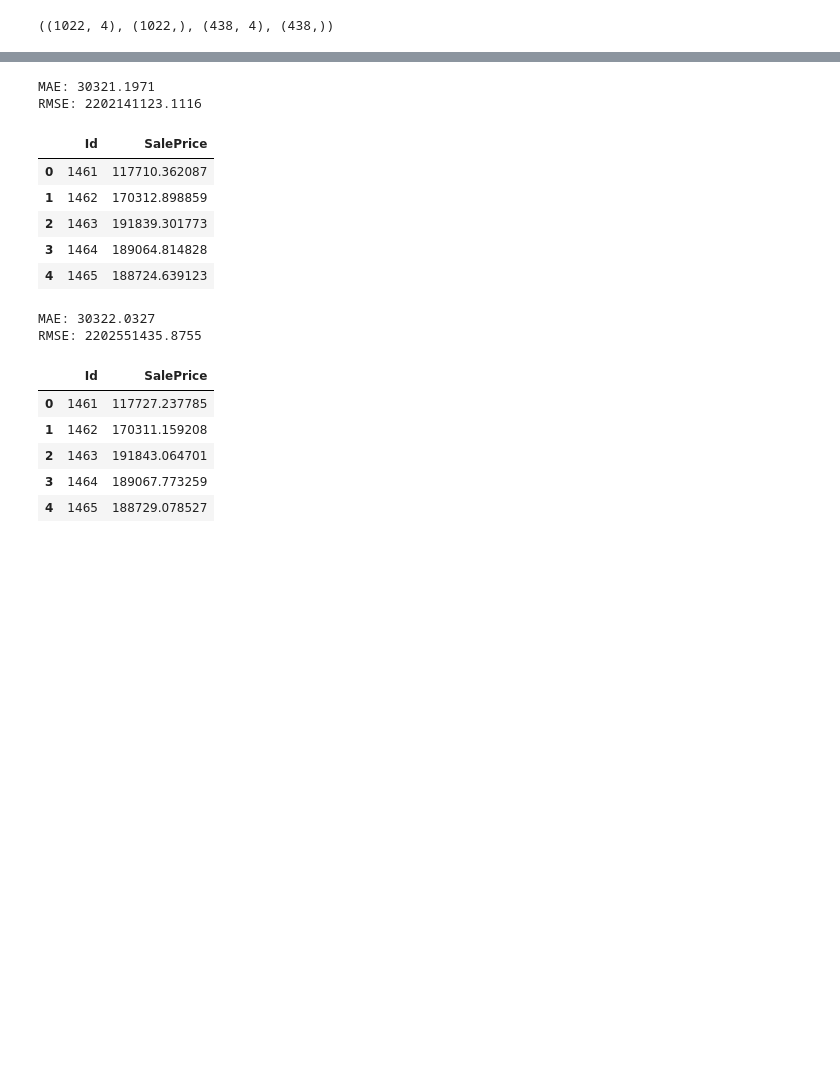
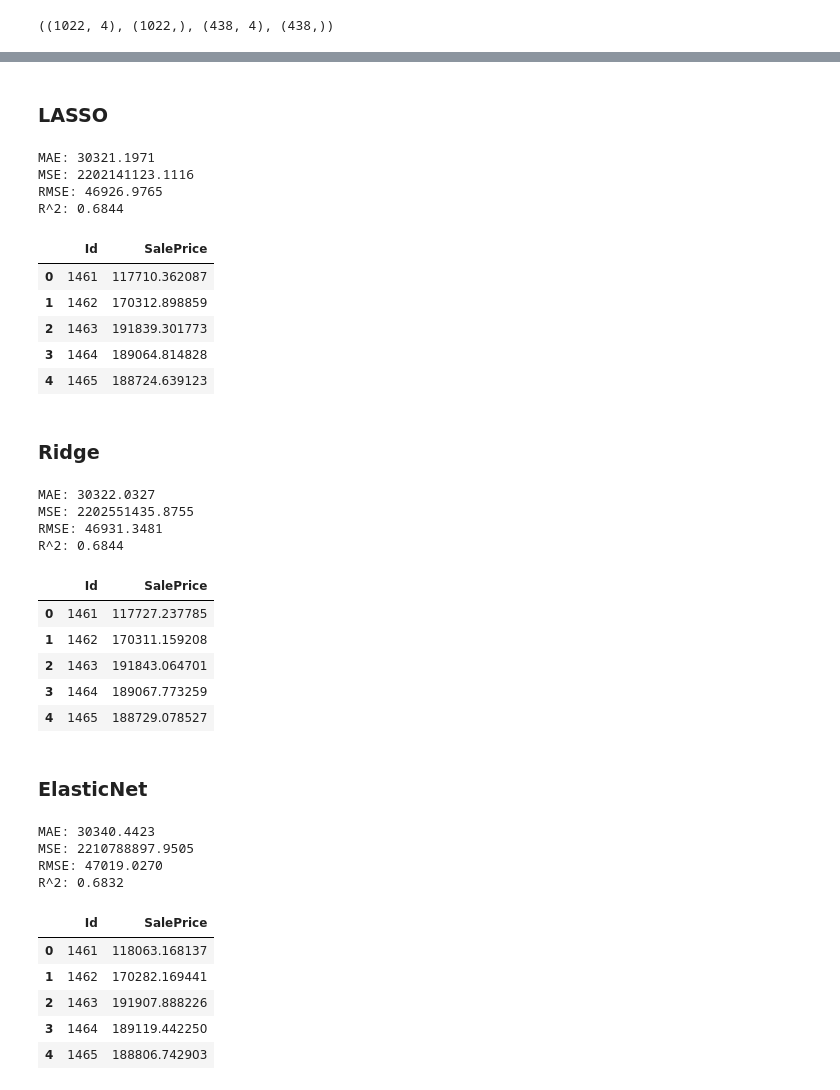
Before and after one commit to melling/ml-regression, a Jupyter notebook: house-prices-lasso-and-ridge.ipynb, the cells around one changed output, grey strips where cells are left out. Cells and saved outputs as stored; diff of their text form; code cells hidden in the pictures; blank space fills up the shorter version.

Commit message:
Kaggle Notebook | House Prices: Lasso and Ridge | Version 10

```diff
--- a/house-prices-lasso-and-ridge.ipynb
+++ b/house-prices-lasso-and-ridge.ipynb
@@ -64,15 +72,19 @@ def create_submission(model_name, target, preds):
 
     return sample_submission[:5]
 # %%
-from sklearn.metrics import mean_squared_error
-from sklearn.metrics import mean_absolute_error
+from sklearn.metrics import mean_absolute_error, mean_squared_error, r2_score
+
 
 def show_scores(gt, yhat):
-    rmse = mean_squared_error(gt, yhat)
+    mse = mean_squared_error(gt, yhat)
     mae = mean_absolute_error(gt, yhat)
+    rmse = np.sqrt(mse)
+    r2_square = r2_score(gt, yhat)
 
     print(f"MAE: {mae:.4f}")
+    print(f"MSE: {mse:.4f}")
     print(f"RMSE: {rmse:.4f}")
+    print(f"R^2: {r2_square:.4f}")
 # %% [markdown]
 <div style="background-color:rgba(128, 0, 128, 0.6);border-radius:5px;display:fill"><h1 style="text-align: center;padding: 12px 0px 12px 0px;">Load Train/Test Data</h1>
 </div>
@@ -81,7 +93,9 @@ def show_scores(gt, yhat):
 - test.csv - Data used to build our machine learning model. Does not contain the target variable
 - sample_submission.csv - A file in the proper format to submit test predictions
 # %%
-train, test, sample_submission  = read_data("../input/house-prices-advanced-regression-techniques")
+train, test, sample_submission = read_data(
+    "../input/house-prices-advanced-regression-techniques"
+)
 # %% [output]
 train data: Rows=1460, Columns=81
 test data : Rows=1459, Columns=80
@@ -213,29 +228,60 @@ RMSE: 2202128737.0822
 | 2 | 1463 | 191839.583769 |
 | 3 | 1464 | 189064.987181 |
 | 4 | 1465 | 188724.841651 |
+# %% [markdown]
+### LASSO
 # %%
-valid_preds, test_preds = run_regression_model(Lasso(alpha=0.5, max_iter=10_000, tol= 0.000001))
+valid_preds, test_preds = run_regression_model(
+    Lasso(alpha=0.5, max_iter=10_000, tol=0.000001)
+)
 show_scores(y_valid, valid_preds)
 create_submission("lasso", TARGET, test_preds)
 # %% [output]
 MAE: 30321.1971
-RMSE: 2202141123.1116
+MSE: 2202141123.1116
+RMSE: 46926.9765
+R^2: 0.6844
 |  | Id | SalePrice |
 | 0 | 1461 | 117710.362087 |
 | 1 | 1462 | 170312.898859 |
 | 2 | 1463 | 191839.301773 |
 | 3 | 1464 | 189064.814828 |
 | 4 | 1465 | 188724.639123 |
+# %% [markdown]
+### Ridge
 # %%
-valid_preds, test_preds = run_regression_model(Ridge(alpha=0.5, max_iter=10_000, tol= 0.000001))
+valid_preds, test_preds = run_regression_model(
+    Ridge(alpha=0.5, max_iter=10_000, tol=0.000001)
+)
 show_scores(y_valid, valid_preds)
 create_submission("ridge", TARGET, test_preds)
 # %% [output]
 MAE: 30322.0327
-RMSE: 2202551435.8755
+MSE: 2202551435.8755
+RMSE: 46931.3481
+R^2: 0.6844
 |  | Id | SalePrice |
 | 0 | 1461 | 117727.237785 |
 | 1 | 1462 | 170311.159208 |
 | 2 | 1463 | 191843.064701 |
 | 3 | 1464 | 189067.773259 |
 | 4 | 1465 | 188729.078527 |
+# %% [markdown]
+### ElasticNet
+# %%
+model = ElasticNet(alpha=0.1, l1_ratio=0.9, selection="random", random_state=42)
+
+valid_preds, test_preds = run_regression_model(model)
+show_scores(y_valid, valid_preds)
+create_submission("ridge", TARGET, test_preds)
+# %% [output]
+MAE: 30340.4423
+MSE: 2210788897.9505
+RMSE: 47019.0270
+R^2: 0.6832
+|  | Id | SalePrice |
+| 0 | 1461 | 118063.168137 |
+| 1 | 1462 | 170282.169441 |
+| 2 | 1463 | 191907.888226 |
+| 3 | 1464 | 189119.442250 |
+| 4 | 1465 | 188806.742903 |
```
Also changed, not shown: parts of 10 cells of this notebook.
